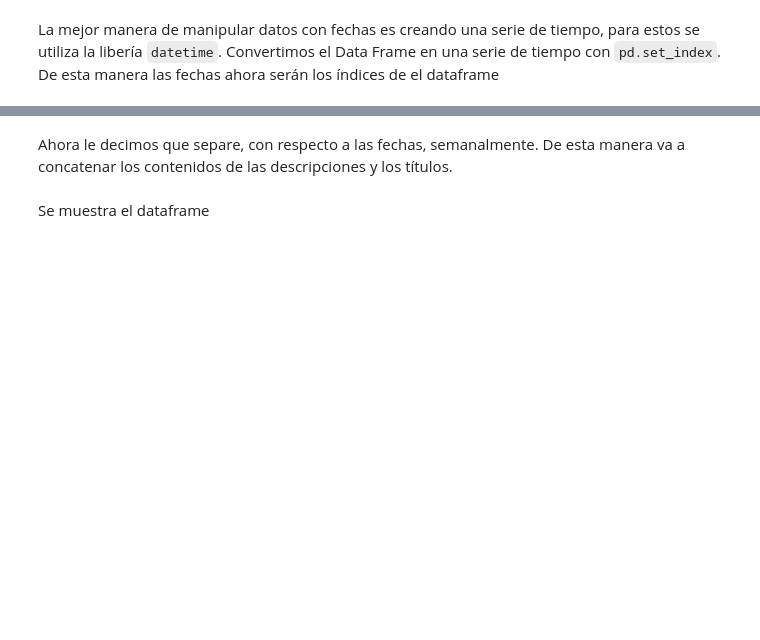
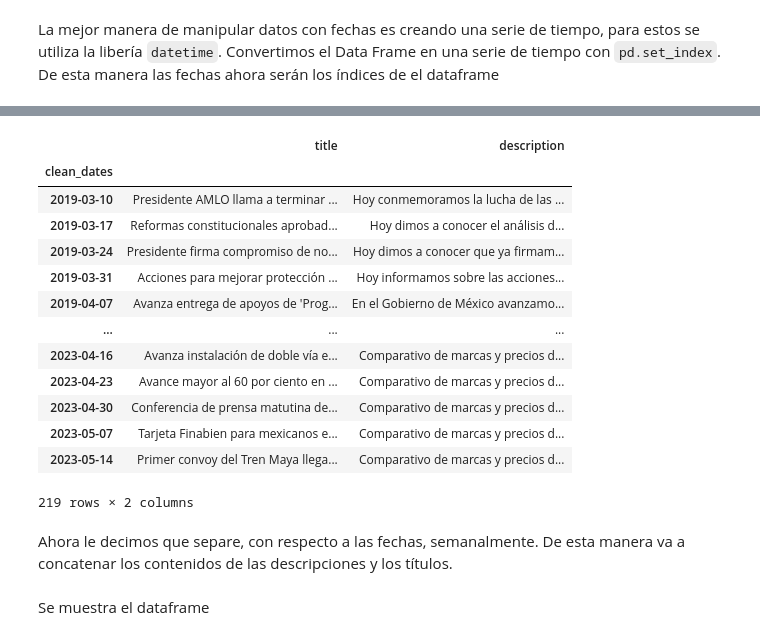
Before and after one commit to HectorAgValenzuela/TopicPrediction, a Jupyter notebook: YTApi.ipynb, the cells around one changed output, grey strips where cells are left out. Saved outputs shown, nothing was run; the diff lists cells and outputs as text; code cells hidden in the pictures; blank space fills up the shorter version.

```diff
--- a/YTApi.ipynb
+++ b/YTApi.ipynb
@@ -322,3 +331,20 @@ df
+# %%
+df.resample('W').sum()
+# %% [output]
+|  | title | description |
+| clean_dates |  |  |
+| 2019-03-10 | Presidente AMLO llama a terminar ... | Hoy conmemoramos la lucha de las ... |
+| 2019-03-17 | Reformas constitucionales aprobad... | Hoy dimos a conocer el análisis d... |
+| 2019-03-24 | Presidente firma compromiso de no... | Hoy dimos a conocer que ya firmam... |
+| 2019-03-31 | Acciones para mejorar protección ... | Hoy informamos sobre las acciones... |
+| 2019-04-07 | Avanza entrega de apoyos de 'Prog... | En el Gobierno de México avanzamo... |
+| ... | ... | ... |
+| 2023-04-16 | Avanza instalación de doble vía e... | Comparativo de marcas y precios d... |
+| 2023-04-23 | Avance mayor al 60 por ciento en ... | Comparativo de marcas y precios d... |
+| 2023-04-30 | Conferencia de prensa matutina de... | Comparativo de marcas y precios d... |
+| 2023-05-07 | Tarjeta Finabien para mexicanos e... | Comparativo de marcas y precios d... |
+| 2023-05-14 | Primer convoy del Tren Maya llega... | Comparativo de marcas y precios d... |
+219 rows × 2 columns
 # %% [markdown]
 Ahora le decimos que separe, con respecto a las fechas, semanalmente. De esta manera va a concatenar los contenidos de las descripciones y los títulos.
 # %%
```
Also changed, not shown: parts of 25 cells of this notebook, 1 other file.
